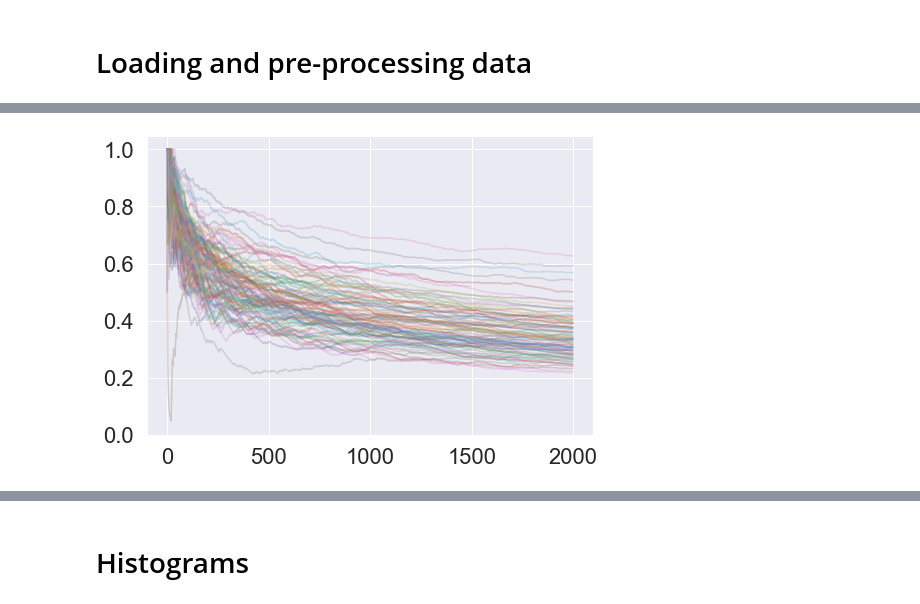
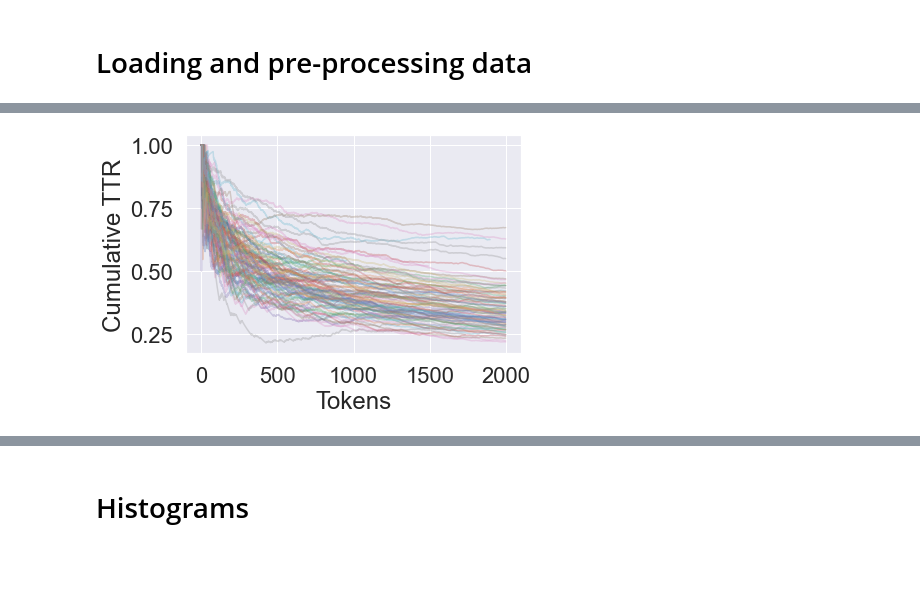
Before and after one commit to pdqnguyen/metallyrics, a Jupyter notebook: analyses/lyrics/lyrics1.ipynb, the cells around one changed output, grey strips where cells are left out. Drawn from its saved outputs; the diff is of its cells as text; code cells hidden in the pictures; blank space fills up the shorter version.

```diff
--- a/analyses/lyrics/lyrics1.ipynb
+++ b/analyses/lyrics/lyrics1.ipynb
@@ -59,2 +63,17 @@ Measure of Textual Lexical Diversity: [McCarthy and Jarvis (2010)](https://doi.o
+# %%
+def TTR(x):
+    return len(set(x)) / len(x)
+
+def cumulative_TTR(words):
+    out = [TTR(words[: i + 1]) for i in range(len(words))]
+    return out
+
+for i in range(0, 1000, 10):
+    plt.plot(cumulative_TTR(df_bands.iloc[i].words[:2000]), alpha=0.3)
+plt.xlabel('Tokens')
+plt.ylabel('Cumulative TTR')
+plt.show()
+# %% [output]
+[figure, added]
 # %%
 def MTLD_forward(words, threshold, verbose=False):
@@ -87,15 +104,3 @@ def MTLD(words, threshold=0.720, verbose=False):
     forward = MTLD_forward(words, threshold, verbose=verbose)
     reverse = MTLD_forward(words[::-1], threshold, verbose=verbose)
     return 0.5 * (forward + reverse)
-# %%
-def cumulative_TTR(words):
-    def TTR(x):
-        return len(set(x)) / len(x)
-    out = [TTR(words[: i + 1]) for i in range(len(words))]
-    return out
-
-for i in range(0, 1000, 10):
-    plt.plot(cumulative_TTR(df_bands.iloc[i].words[:2000]), alpha=0.3)
-plt.show()
-# %% [output]
-[figure, removed]
```
Also changed, not shown: parts of 24 cells of this notebook, 1 other file.
